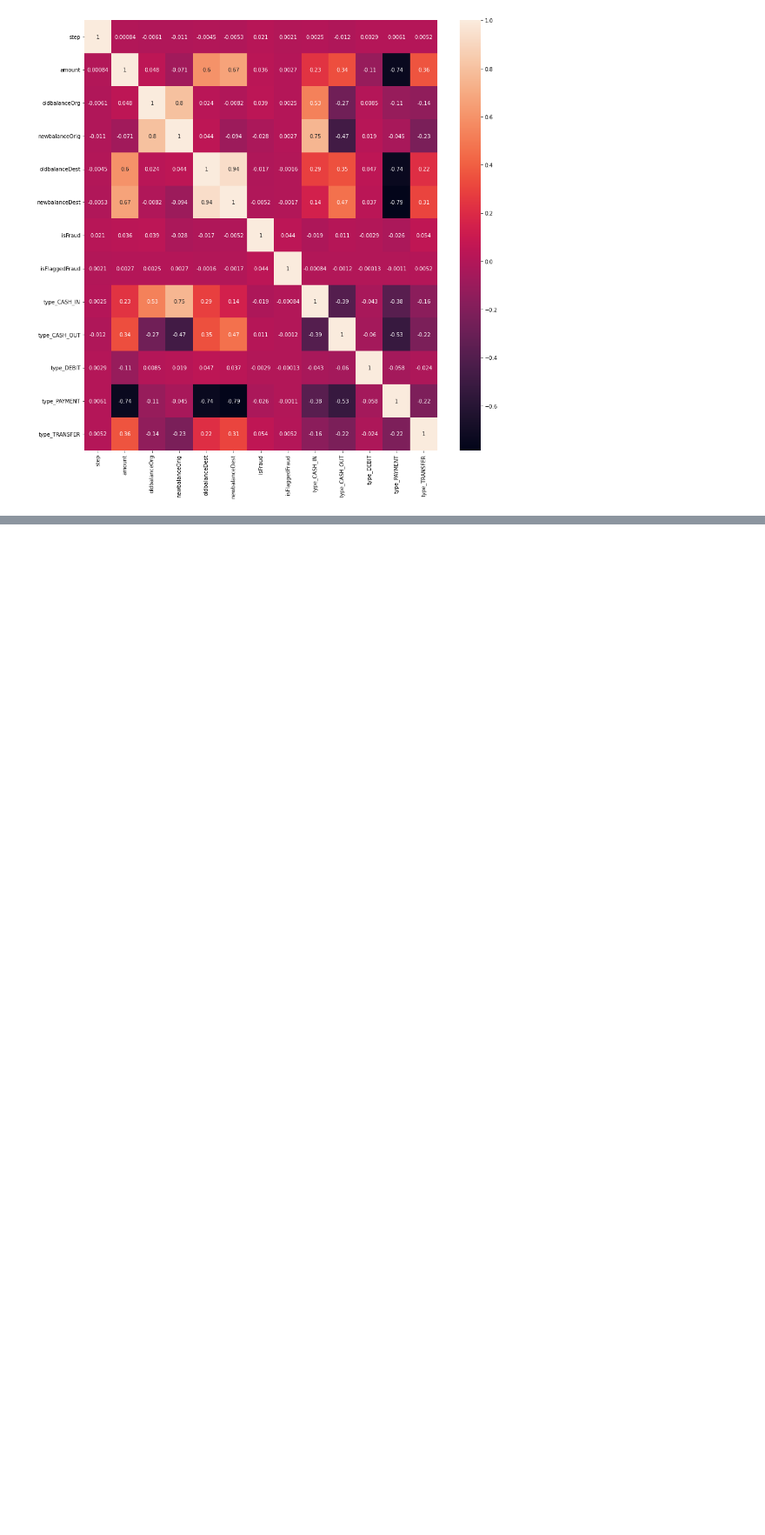
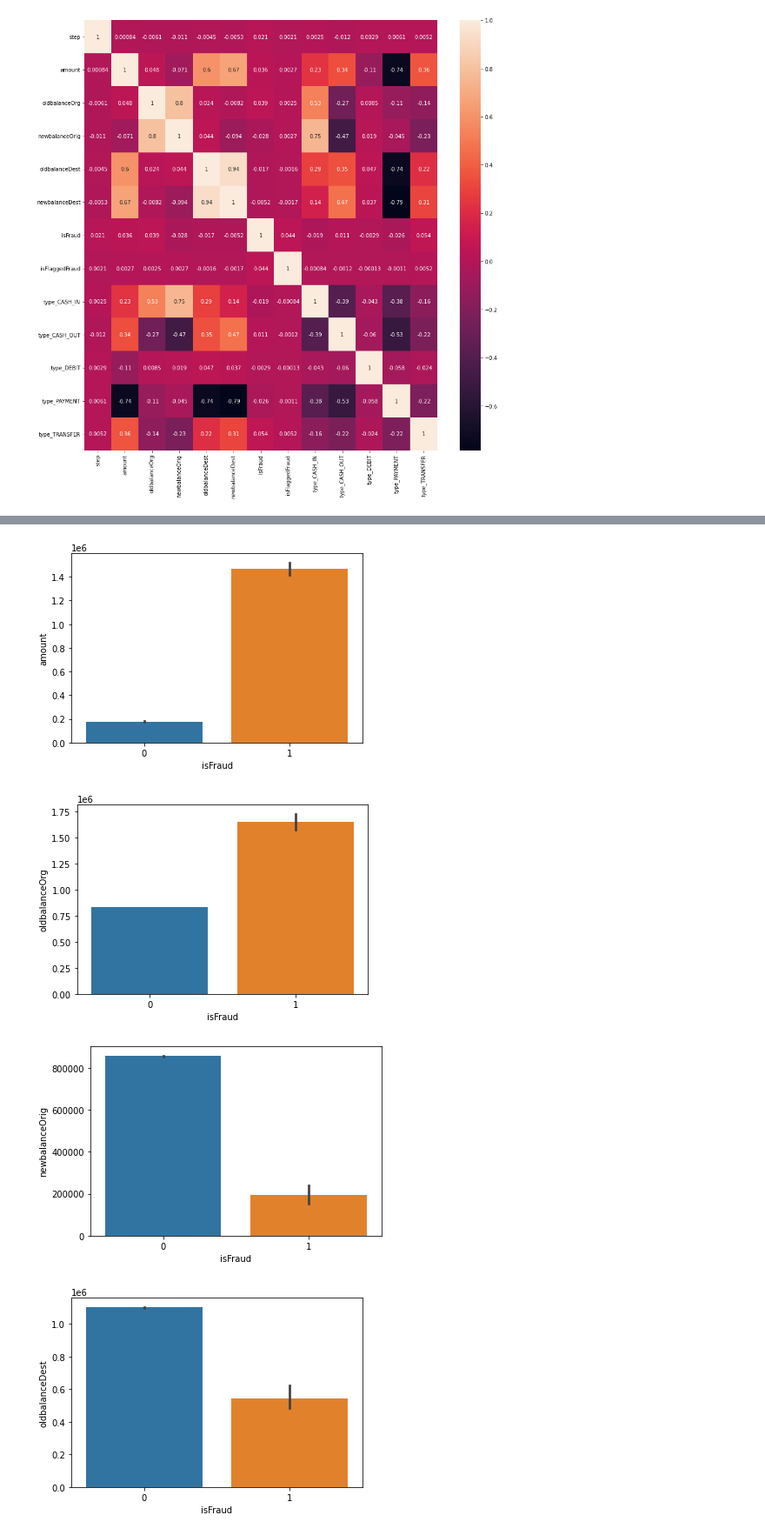
Before and after one commit to romulocrp/ml-projects, a Jupyter notebook: beg/online-payments-fraud-detection/project.ipynb, the cells around one changed output, grey strips where cells are left out. Shown at 87% size. Cells and saved outputs as stored; diff of their text form; code cells hidden in the pictures; blank space fills up the shorter version.

Commit message:
Some visualizations on relationships the target variable.

```diff
--- a/beg/online-payments-fraud-detection/project.ipynb
+++ b/beg/online-payments-fraud-detection/project.ipynb
@@ -483,0 +484,10 @@ To visualize all relations, a pairpĺot will be computed.
+# %%
+num_columns = ["amount", "oldbalanceOrg", "newbalanceOrig", "oldbalanceDest", "newbalanceDest"]
+for column in num_columns:
+  sns.barplot(data = encoded_data, x = encoded_data["isFraud"], y = encoded_data[column]);
+  plt.show()
+# %% [output]
+[figure, added]
+[figure, added]
+[figure, added]
+[figure, added]
```
Also changed, not shown: parts of 4 cells of this notebook.
